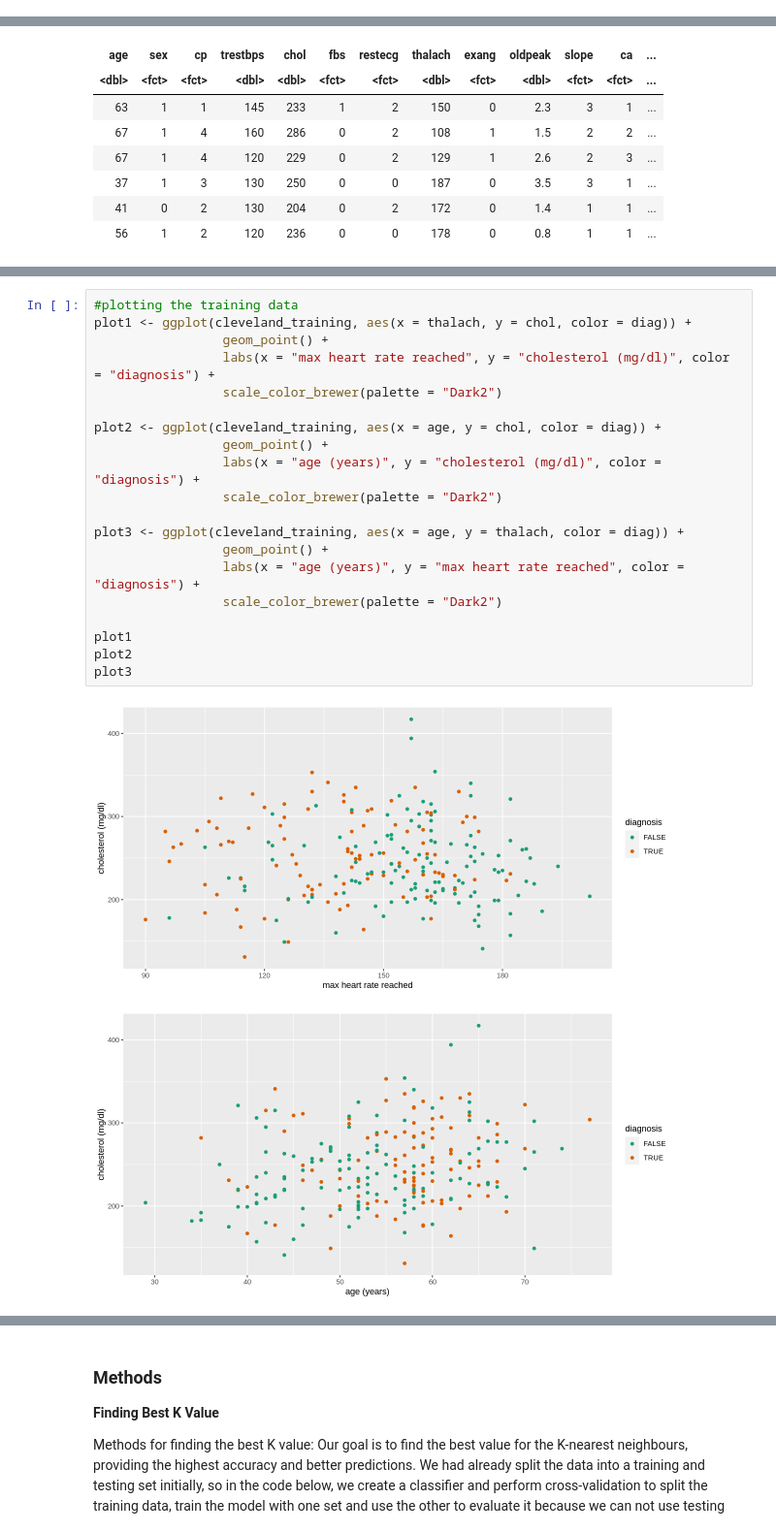
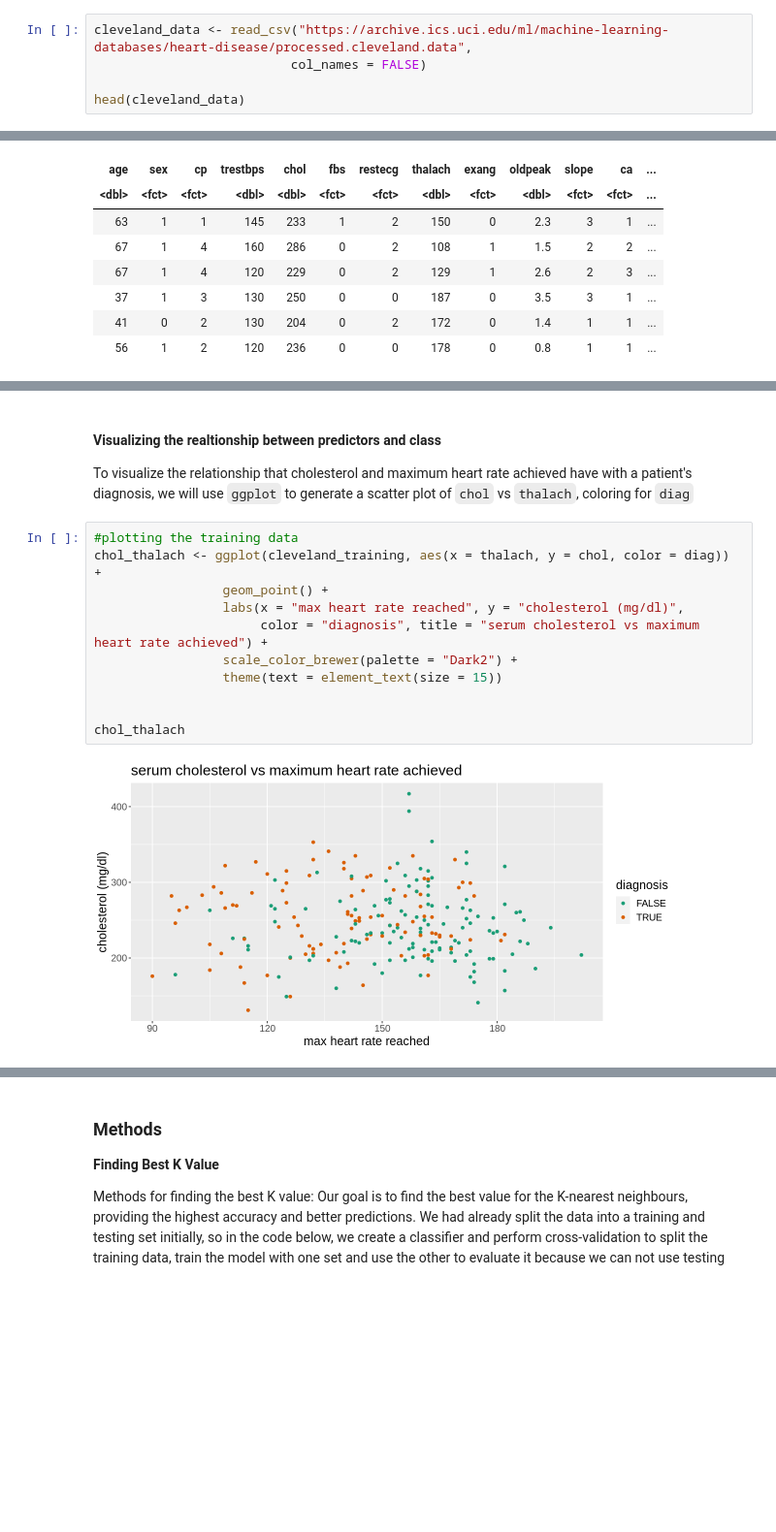
Before and after one commit to Agamchawla/group-29-project, a Jupyter notebook: group_29_project_report.ipynb, the cells around one changed output, grey strips where cells are left out. Shown at 97% size. Drawn from its saved outputs; the diff is of its cells as text; blank space fills up the shorter version.

```diff
--- a/group_29_project_report.ipynb
+++ b/group_29_project_report.ipynb
@@ -58,0 +65,5 @@ Warning message:
+# %%
+cleveland_data <- read_csv("https://archive.ics.uci.edu/ml/machine-learning-databases/heart-disease/processed.cleveland.data",
+                          col_names = FALSE)
+
+head(cleveland_data)
@@ -124,23 +195,17 @@ A tibble: 2 × 11
+# %% [markdown]
+#### Visualizing the realtionship between predictors and class
+
+To visualize the relationship that cholesterol and maximum heart rate achieved have with a patient's diagnosis, we will use `ggplot` to generate a scatter plot of `chol` vs `thalach`, coloring for `diag`
 # %%
 #plotting the training data
-plot1 <- ggplot(cleveland_training, aes(x = thalach, y = chol, color = diag)) +
+chol_thalach <- ggplot(cleveland_training, aes(x = thalach, y = chol, color = diag)) +
                  geom_point() +
-                 labs(x = "max heart rate reached", y = "cholesterol (mg/dl)", color = "diagnosis") +
-                 scale_color_brewer(palette = "Dark2")
+                 labs(x = "max heart rate reached", y = "cholesterol (mg/dl)",
+                      color = "diagnosis", title = "serum cholesterol vs maximum heart rate achieved") +
+                 scale_color_brewer(palette = "Dark2") +
+                 theme(text = element_text(size = 15))
 
-plot2 <- ggplot(cleveland_training, aes(x = age, y = chol, color = diag)) +
-                 geom_point() +
-                 labs(x = "age (years)", y = "cholesterol (mg/dl)", color = "diagnosis") +
-                 scale_color_brewer(palette = "Dark2")
 
-plot3 <- ggplot(cleveland_training, aes(x = age, y = thalach, color = diag)) +
-                 geom_point() +
-                 labs(x = "age (years)", y = "max heart rate reached", color = "diagnosis") +
-                 scale_color_brewer(palette = "Dark2")
-
-plot1
-plot2
-plot3
+chol_thalach
 # %% [output]
-[figure, old version]
+[figure, new version]
-[figure, removed]
```
Also changed, not shown: parts of 24 cells of this notebook.
